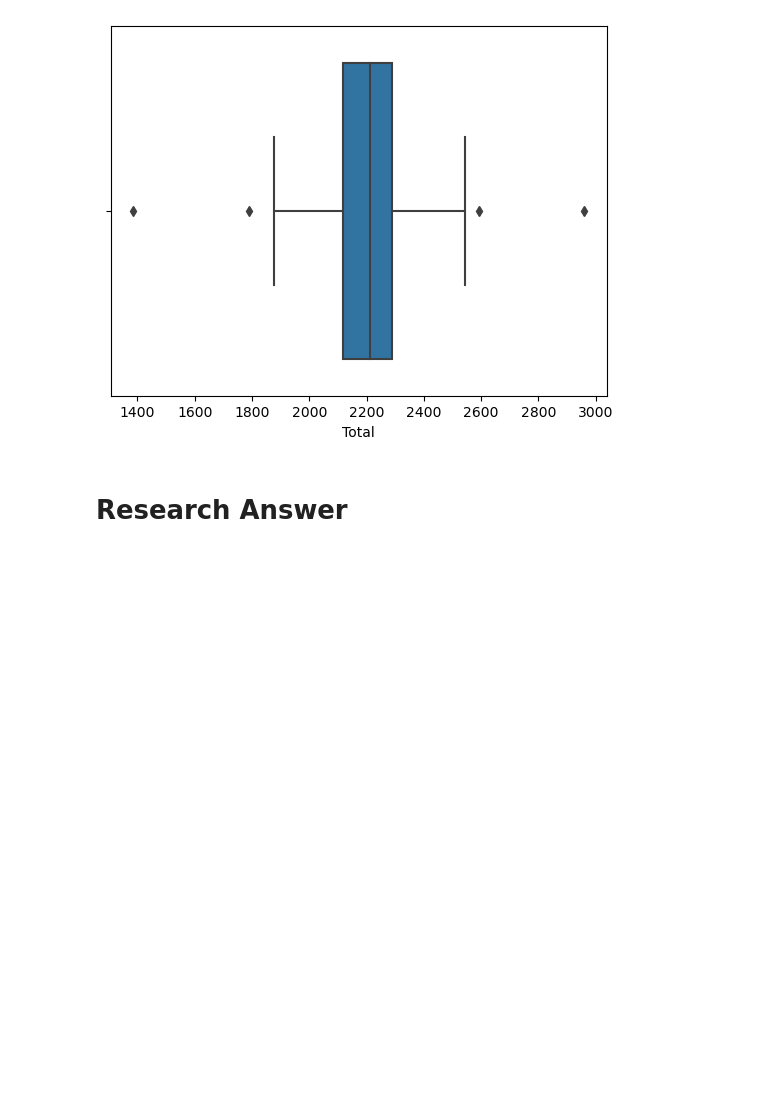
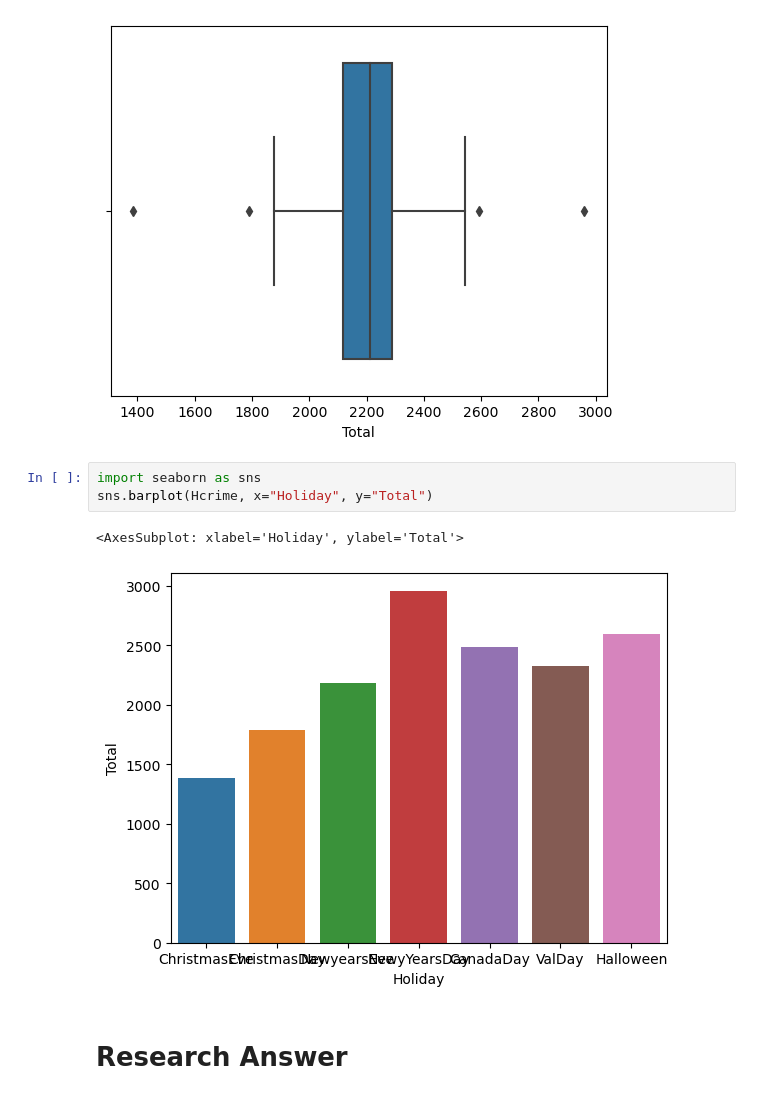
Before and after one commit to ubco-W2022T1-cosc301/project-group11, a Jupyter notebook: notebooks/analysis1.ipynb, the cells around one changed output. Drawn from its saved outputs; the diff is of its cells as text; blank space fills up the shorter version.

```diff
--- a/notebooks/analysis1.ipynb
+++ b/notebooks/analysis1.ipynb
@@ -246,6 +262,12 @@ display(SigDates)
 box_plot = p1.Third_Mod(Hcrime,df1)
 # %% [output]
 [figure]
+# %%
+import seaborn as sns
+sns.barplot(Hcrime, x="Holiday", y="Total")
+# %% [output]
+<AxesSubplot: xlabel='Holiday', ylabel='Total'>
+[figure, added]
 # %% [markdown]
 # Research Answer
 # %% [markdown]
```
Also changed, not shown: parts of 7 cells of this notebook, 5 other files.
